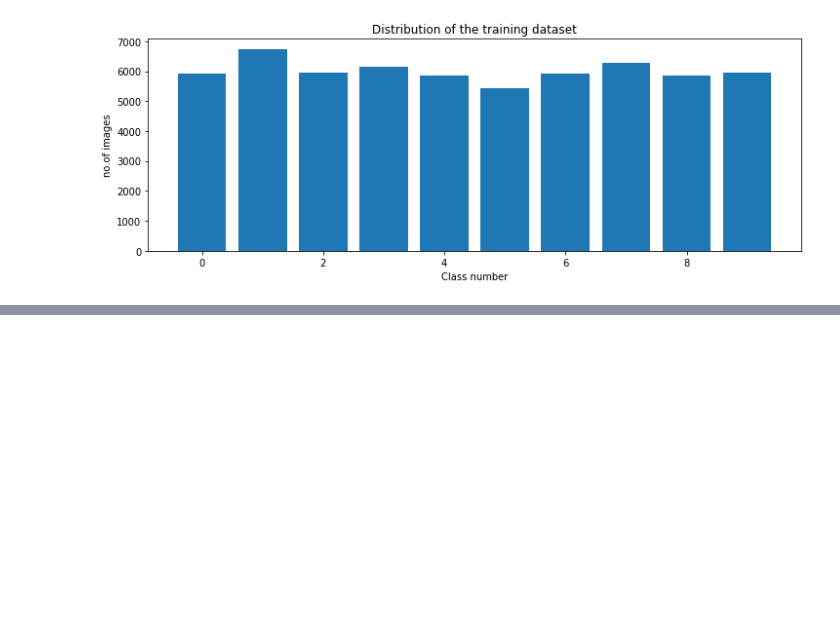
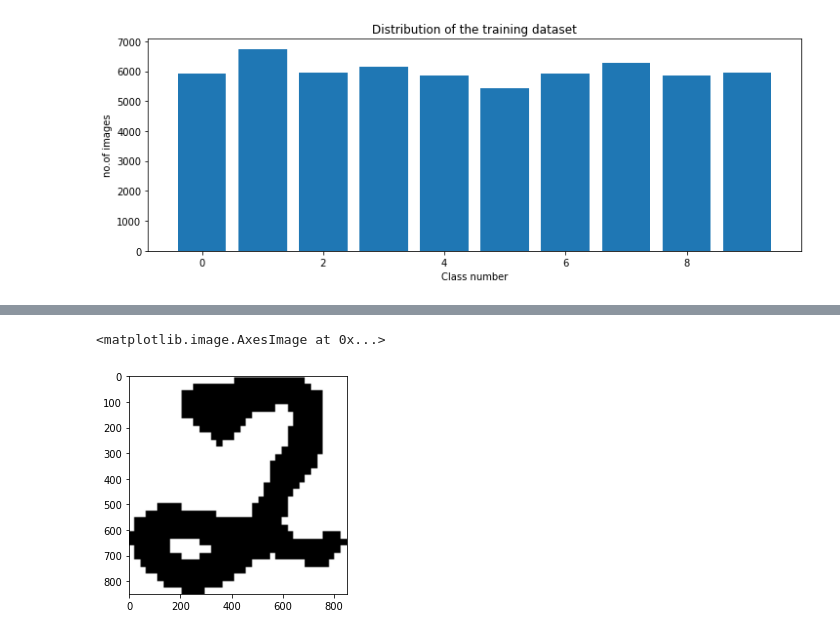
Before and after one commit to sun-fox/Deep-Learning-CNN, a Jupyter notebook: Handwriiten_digits_recognition_CNN.ipynb, the cells around one changed output, grey strips where cells are left out. Cells and saved outputs as stored; diff of their text form; code cells hidden in the pictures; blank space fills up the shorter version.

```diff
--- a/Handwriiten_digits_recognition_CNN.ipynb
+++ b/Handwriiten_digits_recognition_CNN.ipynb
@@ -111,0 +142,12 @@ None
+# %%
+import requests
+from PIL import Image
+
+url = 'https://www.researchgate.net/profile/Jose_Sempere/publication/221258631/figure/fig1/AS:305526891139075@1449854695342/Handwritten-digit-3.png'
+# %%
+response = requests.get(url,stream=True)
+img = Image.open(response.raw)
+plt.imshow(img)
+# %% [output]
+<matplotlib.image.AxesImage at 0x...>
+[figure, added]
```
Also changed, not shown: parts of 15 cells of this notebook.
